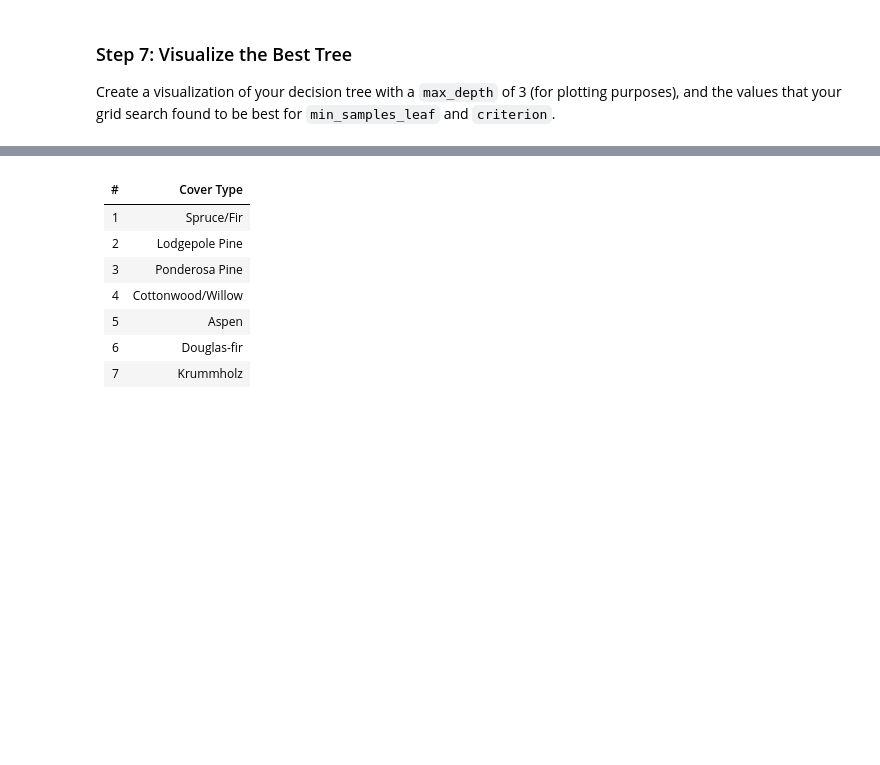
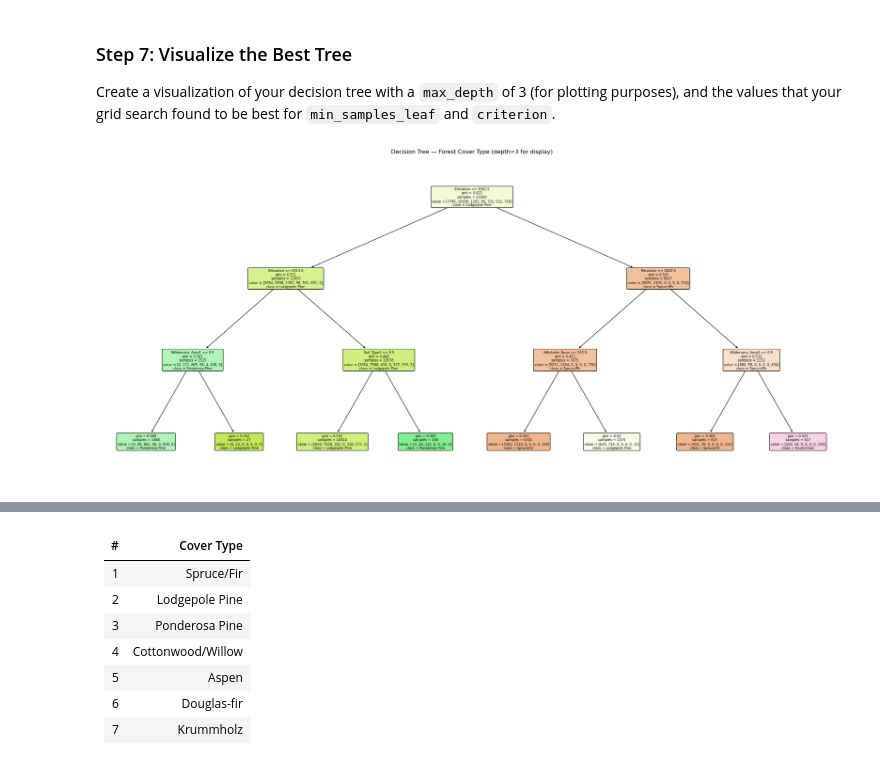
Before and after one commit to pfnorton39/weekly-lab-templates, a Jupyter notebook: lab6/lab6.ipynb, the cells around one changed output, grey strips where cells are left out. Cells and saved outputs as stored; diff of their text form; code cells hidden in the pictures; blank space fills up the shorter version.

```diff
--- a/lab6/lab6.ipynb
+++ b/lab6/lab6.ipynb
@@ -123,0 +157,21 @@ print(f"Test accuracy:    {dt_acc:.3f}")
+# %%
+param_grid = {
+    'max_depth': [5, 10, 15, 16, 17, 18, 19, 20],
+    'min_samples_leaf': [1, 5, 10, 25],
+    'criterion': ['gini', 'entropy']
+}
+
+grid_search = GridSearchCV(
+    DecisionTreeClassifier(random_state = 42),
+    param_grid,
+    cv = 5,
+    scoring = 'accuracy',
+    n_jobs = -1
+)
+
+grid_search.fit(X_train, y_train)
+print(f"Best parameters:  {grid_search.best_params_}")
+
+dt_best = grid_search.best_estimator_
+dt_acc = accuracy_score(y_test, dt_best.predict(X_test))
+print(f"Test accuracy:    {dt_acc:.3f}")
@@ -130,17 +187,28 @@ print(f"Test accuracy:    {dt_acc:.3f}")
 
 Create a visualization of your decision tree with a `max_depth` of 3 (for plotting purposes), and the values that your grid search found to be best for `min_samples_leaf` and `criterion`.
 # %%
+dt_viz = DecisionTreeClassifier(
+    max_depth = 3,
+    min_samples_leaf = grid_search.best_params_['min_samples_leaf'],
+    criterion = grid_search.best_params_['criterion'],
+    random_state = 42
+)
+
+dt_viz.fit(X_train, y_train)
 
 
 plt.figure(figsize=(22, 10))
 class_names = ['Spruce/Fir', 'Lodgepole Pine', 'Ponderosa Pine',
                'Cottonwood/Willow', 'Aspen', 'Douglas-fir', 'Krummholz']
 
 # Plot tree
-
+plot_tree(dt_viz, feature_names = features, class_names = class_names,
+filled = True, rounded = True, fontsize = 7)
 plt.title('Decision Tree — Forest Cover Type (depth=3 for display)')
 plt.tight_layout()
 plt.show()
+# %% [output]
+[figure, added]
 # %% [markdown]
 Discussion Questions:
 
```
Also changed, not shown: parts of 11 cells of this notebook.
